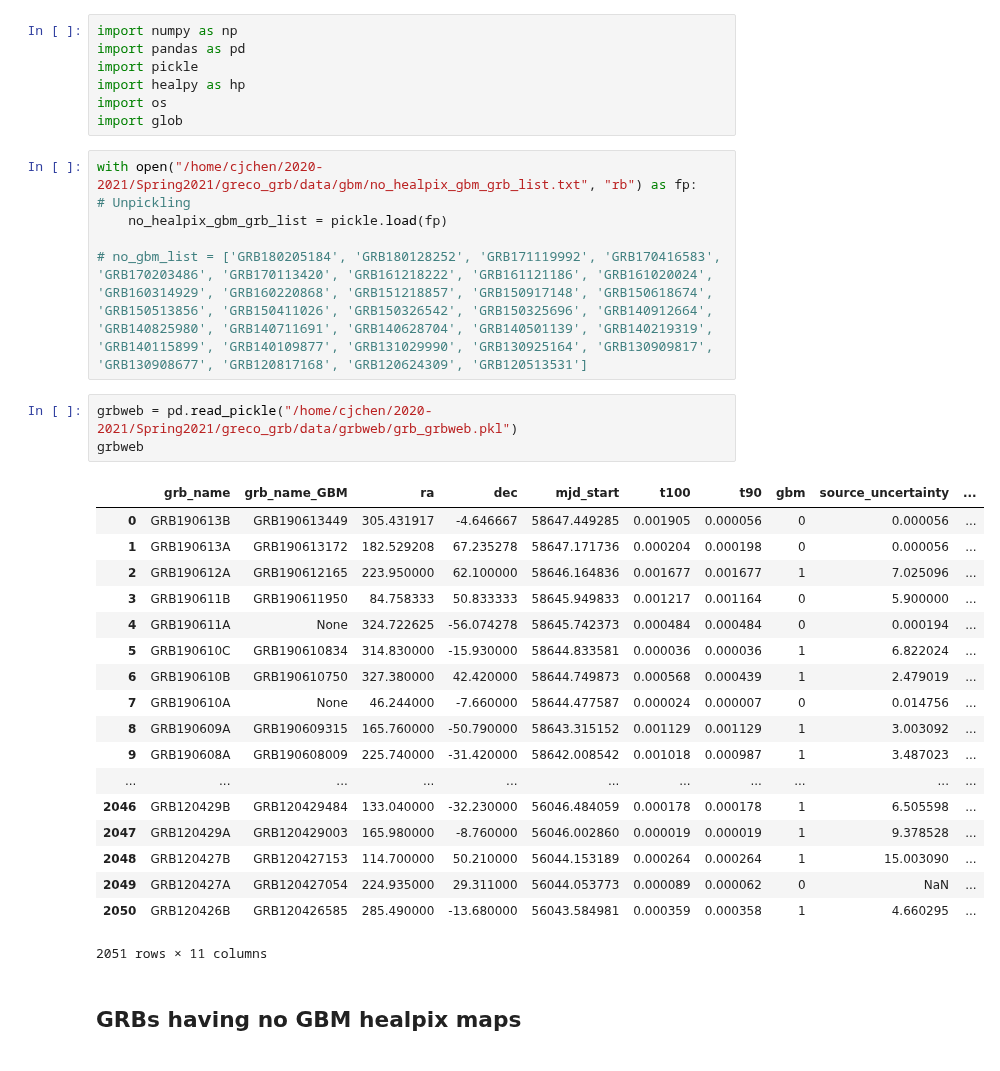
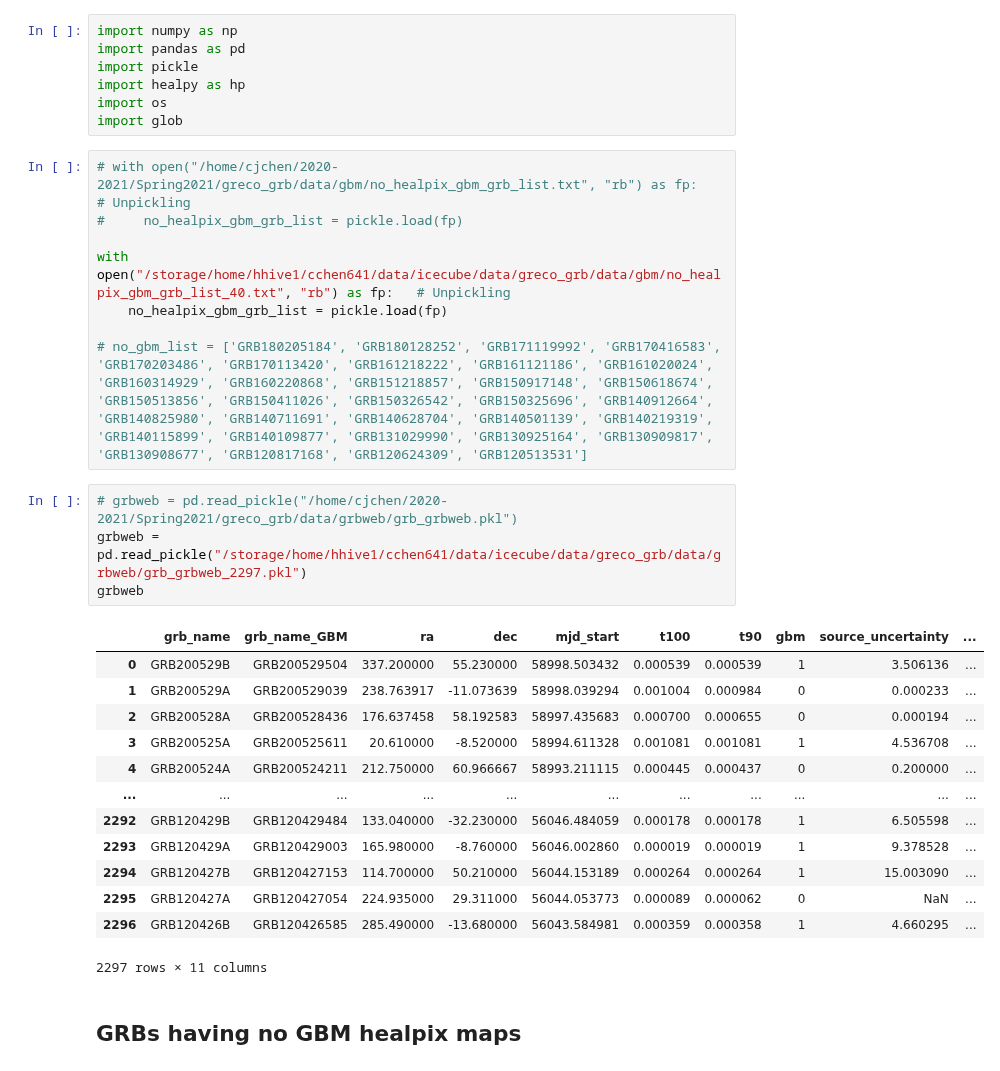
Before and after one commit to ChujieChen/greco_grb, a Jupyter notebook: notebooks/03_check_no_gbm_grb_create_final_grblist.ipynb, the cells around one changed output. Drawn from its saved outputs; the diff is of its cells as text.

```diff
--- a/notebooks/03_check_no_gbm_grb_create_final_grblist.ipynb
+++ b/notebooks/03_check_no_gbm_grb_create_final_grblist.ipynb
@@ -6,32 +6,31 @@ import healpy as hp
 import os
 import glob
 # %%
-with open("/home/cjchen/2020-2021/Spring2021/greco_grb/data/gbm/no_healpix_gbm_grb_list.txt", "rb") as fp:   # Unpickling
+# with open("/home/cjchen/2020-2021/Spring2021/greco_grb/data/gbm/no_healpix_gbm_grb_list.txt", "rb") as fp:   # Unpickling
+#     no_healpix_gbm_grb_list = pickle.load(fp)
+
+with open("/storage/home/hhive1/cchen641/data/icecube/data/greco_grb/data/gbm/no_healpix_gbm_grb_list_40.txt", "rb") as fp:   # Unpickling
     no_healpix_gbm_grb_list = pickle.load(fp)
 
 # no_gbm_list = ['GRB180205184', 'GRB180128252', 'GRB171119992', 'GRB170416583', 'GRB170203486', 'GRB170113420', 'GRB161218222', 'GRB161121186', 'GRB161020024', 'GRB160314929', 'GRB160220868', 'GRB151218857', 'GRB150917148', 'GRB150618674', 'GRB150513856', 'GRB150411026', 'GRB150326542', 'GRB150325696', 'GRB140912664', 'GRB140825980', 'GRB140711691', 'GRB140628704', 'GRB140501139', 'GRB140219319', 'GRB140115899', 'GRB140109877', 'GRB131029990', 'GRB130925164', 'GRB130909817', 'GRB130908677', 'GRB120817168', 'GRB120624309', 'GRB120513531']
 # %%
-grbweb = pd.read_pickle("/home/cjchen/2020-2021/Spring2021/greco_grb/data/grbweb/grb_grbweb.pkl")
+# grbweb = pd.read_pickle("/home/cjchen/2020-2021/Spring2021/greco_grb/data/grbweb/grb_grbweb.pkl")
+grbweb = pd.read_pickle("/storage/home/hhive1/cchen641/data/icecube/data/greco_grb/data/grbweb/grb_grbweb_2297.pkl")
 grbweb
 # %% [output]
 |  | grb_name | grb_name_GBM | ra | dec | mjd_start | t100 | t90 | gbm | source_uncertainty | ... |
-| 0 | GRB190613B | GRB190613449 | 305.431917 | -4.646667 | 58647.449285 | 0.001905 | 0.000056 | 0 | 0.000056 | ... |
-| 1 | GRB190613A | GRB190613172 | 182.529208 | 67.235278 | 58647.171736 | 0.000204 | 0.000198 | 0 | 0.000056 | ... |
-| 2 | GRB190612A | GRB190612165 | 223.950000 | 62.100000 | 58646.164836 | 0.001677 | 0.001677 | 1 | 7.025096 | ... |
-| 3 | GRB190611B | GRB190611950 | 84.758333 | 50.833333 | 58645.949833 | 0.001217 | 0.001164 | 0 | 5.900000 | ... |
-| 4 | GRB190611A | None | 324.722625 | -56.074278 | 58645.742373 | 0.000484 | 0.000484 | 0 | 0.000194 | ... |
-| 5 | GRB190610C | GRB190610834 | 314.830000 | -15.930000 | 58644.833581 | 0.000036 | 0.000036 | 1 | 6.822024 | ... |
-| 6 | GRB190610B | GRB190610750 | 327.380000 | 42.420000 | 58644.749873 | 0.000568 | 0.000439 | 1 | 2.479019 | ... |
-| 7 | GRB190610A | None | 46.244000 | -7.660000 | 58644.477587 | 0.000024 | 0.000007 | 0 | 0.014756 | ... |
-| 8 | GRB190609A | GRB190609315 | 165.760000 | -50.790000 | 58643.315152 | 0.001129 | 0.001129 | 1 | 3.003092 | ... |
-| 9 | GRB190608A | GRB190608009 | 225.740000 | -31.420000 | 58642.008542 | 0.001018 | 0.000987 | 1 | 3.487023 | ... |
+| 0 | GRB200529B | GRB200529504 | 337.200000 | 55.230000 | 58998.503432 | 0.000539 | 0.000539 | 1 | 3.506136 | ... |
+| 1 | GRB200529A | GRB200529039 | 238.763917 | -11.073639 | 58998.039294 | 0.001004 | 0.000984 | 0 | 0.000233 | ... |
+| 2 | GRB200528A | GRB200528436 | 176.637458 | 58.192583 | 58997.435683 | 0.000700 | 0.000655 | 0 | 0.000194 | ... |
+| 3 | GRB200525A | GRB200525611 | 20.610000 | -8.520000 | 58994.611328 | 0.001081 | 0.001081 | 1 | 4.536708 | ... |
+| 4 | GRB200524A | GRB200524211 | 212.750000 | 60.966667 | 58993.211115 | 0.000445 | 0.000437 | 0 | 0.200000 | ... |
 | ... | ... | ... | ... | ... | ... | ... | ... | ... | ... | ... |
-| 2046 | GRB120429B | GRB120429484 | 133.040000 | -32.230000 | 56046.484059 | 0.000178 | 0.000178 | 1 | 6.505598 | ... |
-| 2047 | GRB120429A | GRB120429003 | 165.980000 | -8.760000 | 56046.002860 | 0.000019 | 0.000019 | 1 | 9.378528 | ... |
-| 2048 | GRB120427B | GRB120427153 | 114.700000 | 50.210000 | 56044.153189 | 0.000264 | 0.000264 | 1 | 15.003090 | ... |
-| 2049 | GRB120427A | GRB120427054 | 224.935000 | 29.311000 | 56044.053773 | 0.000089 | 0.000062 | 0 | NaN | ... |
-| 2050 | GRB120426B | GRB120426585 | 285.490000 | -13.680000 | 56043.584981 | 0.000359 | 0.000358 | 1 | 4.660295 | ... |
+| 2292 | GRB120429B | GRB120429484 | 133.040000 | -32.230000 | 56046.484059 | 0.000178 | 0.000178 | 1 | 6.505598 | ... |
+| 2293 | GRB120429A | GRB120429003 | 165.980000 | -8.760000 | 56046.002860 | 0.000019 | 0.000019 | 1 | 9.378528 | ... |
+| 2294 | GRB120427B | GRB120427153 | 114.700000 | 50.210000 | 56044.153189 | 0.000264 | 0.000264 | 1 | 15.003090 | ... |
+| 2295 | GRB120427A | GRB120427054 | 224.935000 | 29.311000 | 56044.053773 | 0.000089 | 0.000062 | 0 | NaN | ... |
+| 2296 | GRB120426B | GRB120426585 | 285.490000 | -13.680000 | 56043.584981 | 0.000359 | 0.000358 | 1 | 4.660295 | ... |
-2051 rows × 11 columns
+2297 rows × 11 columns
 # %% [markdown]
 ## GRBs having no GBM healpix maps
 # %%
```
Also changed, not shown: parts of 29 cells of this notebook.
